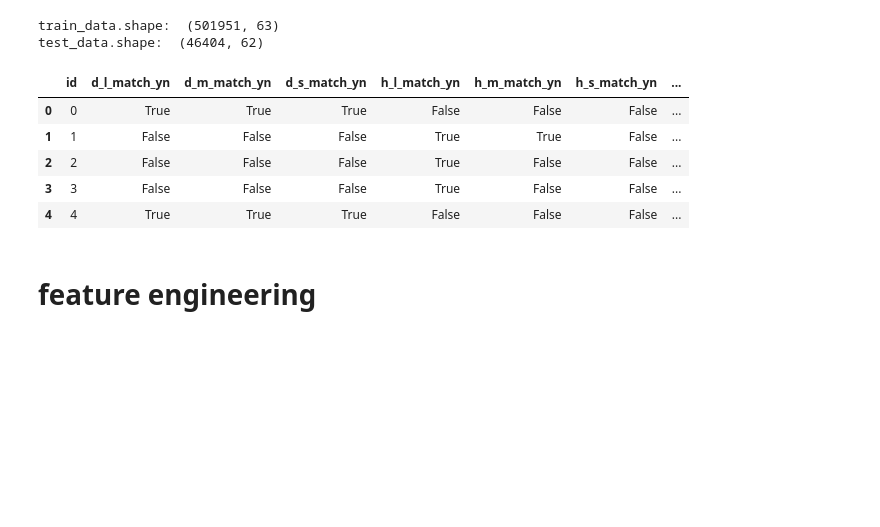
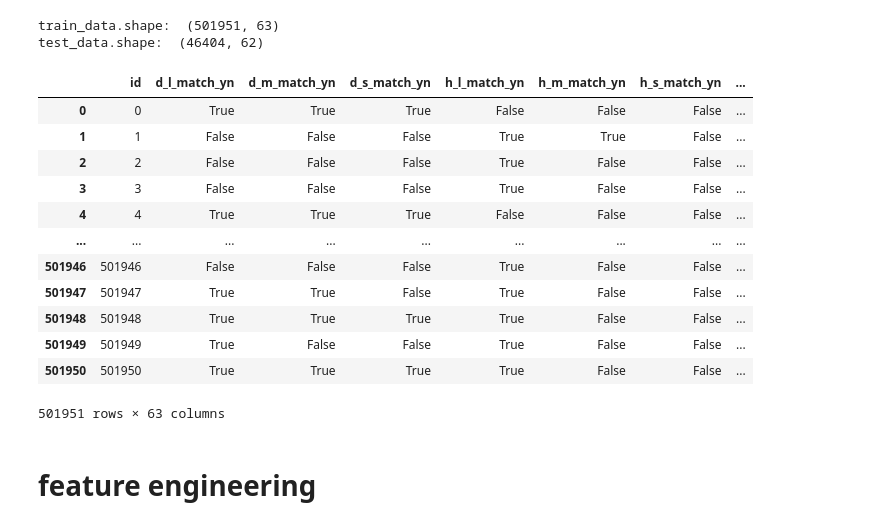
Before and after one commit to fenzhantw/Dacon_jobcare_recommend, a Jupyter notebook: feature_engineering/feature_engineering.ipynb, the cells around one changed output. Drawn from its saved outputs; the diff is of its cells as text; code cells hidden in the pictures; blank space fills up the shorter version.

```diff
--- a/feature_engineering/feature_engineering.ipynb
+++ b/feature_engineering/feature_engineering.ipynb
@@ -73,12 +73,19 @@ print("test_data.shape: ", test.shape)
 train_data.shape:  (501951, 63)
 test_data.shape:  (46404, 62)
 # %%
-train.head()
+train
 # %% [output]
 |  | id | d_l_match_yn | d_m_match_yn | d_s_match_yn | h_l_match_yn | h_m_match_yn | h_s_match_yn | ... |
 | 0 | 0 | True | True | True | False | False | False | ... |
 | 1 | 1 | False | False | False | True | True | False | ... |
 | 2 | 2 | False | False | False | True | False | False | ... |
 | 3 | 3 | False | False | False | True | False | False | ... |
 | 4 | 4 | True | True | True | False | False | False | ... |
+| ... | ... | ... | ... | ... | ... | ... | ... | ... |
+| 501946 | 501946 | False | False | False | True | False | False | ... |
+| 501947 | 501947 | True | True | False | True | False | False | ... |
+| 501948 | 501948 | True | True | True | True | False | False | ... |
+| 501949 | 501949 | True | False | False | True | False | False | ... |
+| 501950 | 501950 | True | True | True | True | False | False | ... |
+501951 rows × 63 columns
 # %%
```
Also changed, not shown: parts of 9 cells of this notebook.
